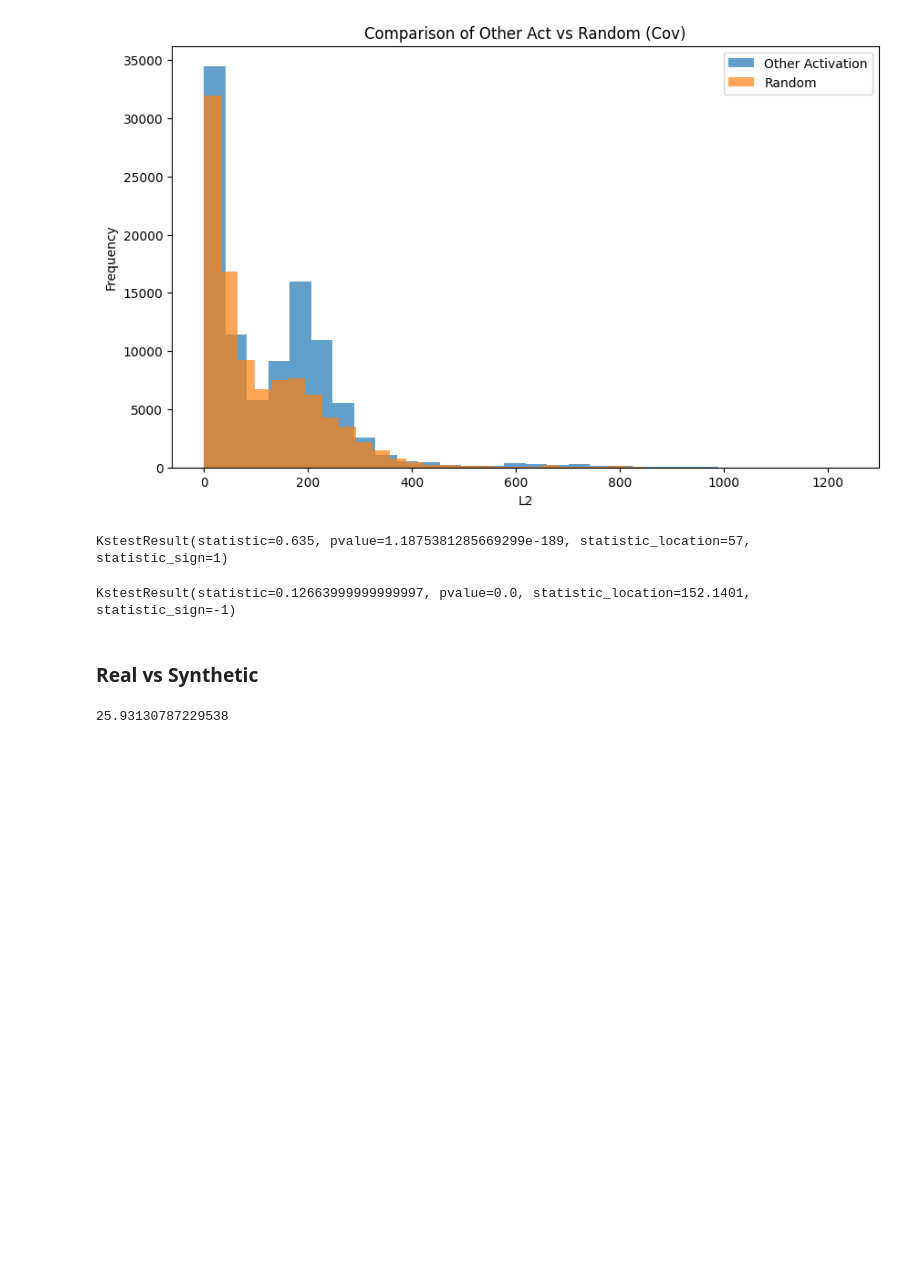
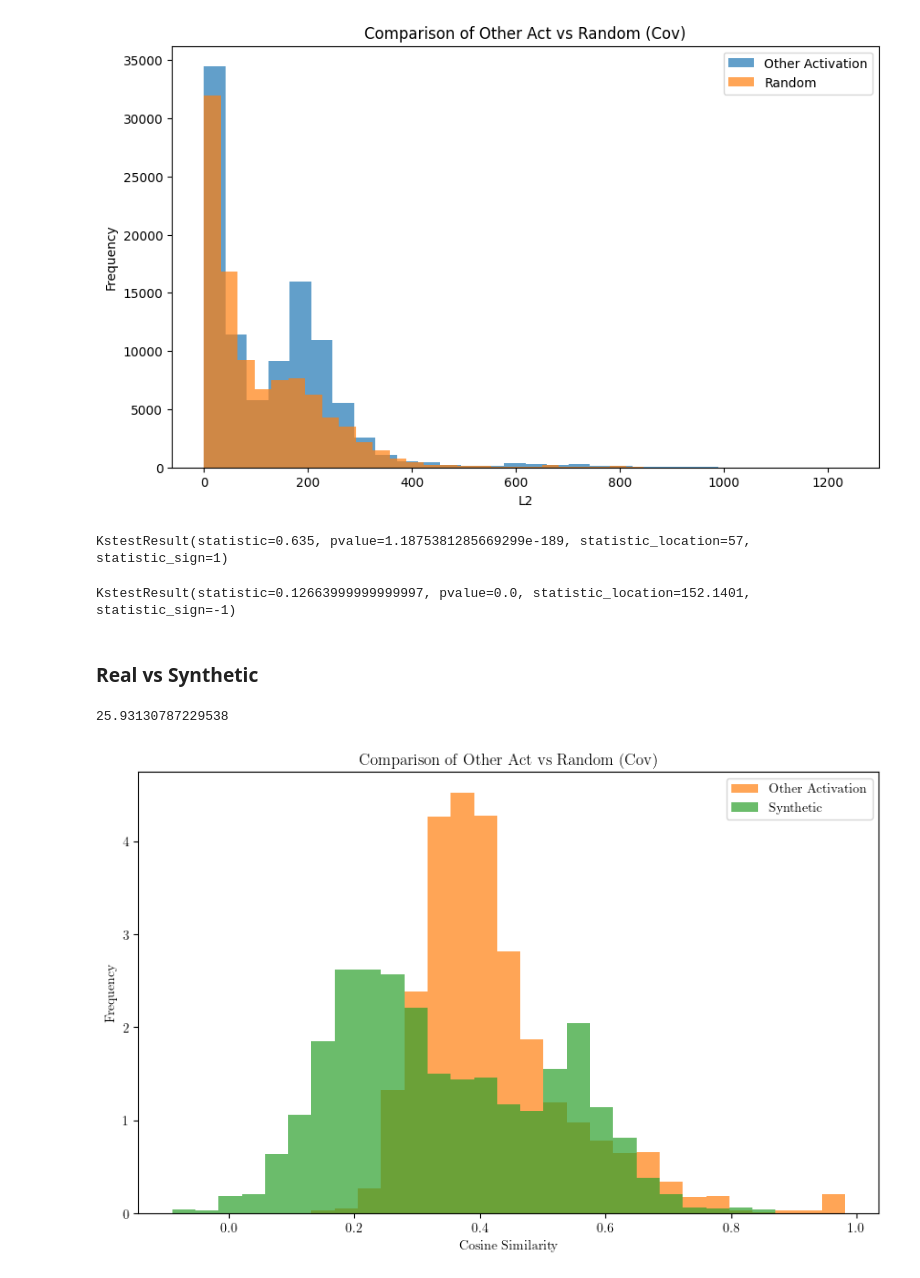
Before and after one commit to jettjaniak/teren, a Jupyter notebook: notebooks/replications.ipynb, the cells around one changed output. Cells and saved outputs as stored; diff of their text form; code cells hidden in the pictures; blank space fills up the shorter version.

```diff
--- a/notebooks/replications.ipynb
+++ b/notebooks/replications.ipynb
@@ -883,7 +978,7 @@ print(mean_norm_sae)
 l2_synth, l2_other, l2_random = [], [], []
 ms_synth, ms_other, ms_random = [], [], []
 
-idxs = random.sample(range(len(metadata)), 500)
+idxs = random.sample(range(len(metadata)), 2000)
 
 is_norm = False
 step_size = 0.5
@@ -896,6 +991,9 @@ pert_norm_synthetic = []
 pert_norm_other = []
 pert_norm_random = []
 
+cos_start_end_synth = []
+cos_start_end_other = []
+
 for idx in idxs:
     m = metadata[idx]
     acts = activations[idx]
@@ -904,9 +1002,14 @@ for idx in idxs:
     start_act = torch.tensor(acts[0]).to(device)
 
     # Synthetic as T
-    l2s, target_step, pert_norm = synthetic_perturbation_homeschooled_v2(
+    l2s, target_step, pert_norm, cos_start_end = synthetic_perturbation_homeschooled_v2(
         sae, start_act, is_norm, step_size, prompt
     )
+    cos_start_end_synth.append(cos_start_end)
+
+    # l2s, target_step, pert_norm = synthetic_perturbation_graph_based(
+    #     sae, start_act, is_norm, step_size, prompt, G, edge_weights
+    # )
     blowup_step = find_blowup_max_slope(l2s[:target_step])
     # blowup_step = max_space_ratio_step(l2s[:target_step])
     ms_synth.append(blowup_step)
@@ -917,9 +1020,11 @@ for idx in idxs:
     # --------------------------------------------------------------------------
     # Other Act as T
     end_act = torch.tensor(acts[-1]).to(device)
-    l2s, target_step, pert_norm = other_act_perturbation(
+    l2s, target_step, pert_norm, cos_start_end = other_act_perturbation(
         m, start_act, end_act, is_norm, step_size, prompt
     )
+    cos_start_end_other.append(cos_start_end)
+
     blowup_step = find_blowup_max_slope(l2s[:target_step])
     # blowup_step = max_space_ratio_step(l2s[:target_step])
     ms_other.append(blowup_step)
@@ -941,6 +1046,43 @@ for idx in idxs:
     pert_norm_random.append(pert_norm)
 
     # --------------------------------------------------------------------------
+# %%
+# Create the plot
+plt.figure(figsize=(10, 6))
+
+all_data = np.concatenate([cos_start_end_other, cos_start_end_synth])
+bins = np.linspace(min(all_data), max(all_data), 30)
+
+# Plot both histograms
+plt.hist(
+    cos_start_end_other,
+    bins=bins,
+    alpha=0.7,
+    label="Other Activation",
+    density=True,
+    color="tab:orange",
+)
+plt.hist(
+    cos_start_end_synth,
+    bins=bins,
+    alpha=0.7,
+    label="Synthetic",
+    density=True,
+    color="tab:green",
+)
+
+# plt.xticks(np.arange(0, 101, 10))
+
+# Customize the plot
+plt.xlabel("Cosine Similarity")
+plt.ylabel("Frequency")
+plt.title("Comparison of Other Act vs Random (Cov)")
+plt.legend()
+
+# Show the plot
+plt.show()
+# %% [output]
+[figure, added]
 # %%
 # Create the plot
 plt.figure(figsize=(10, 6))
```
Also changed, not shown: parts of 15 cells of this notebook, 2 other files.
